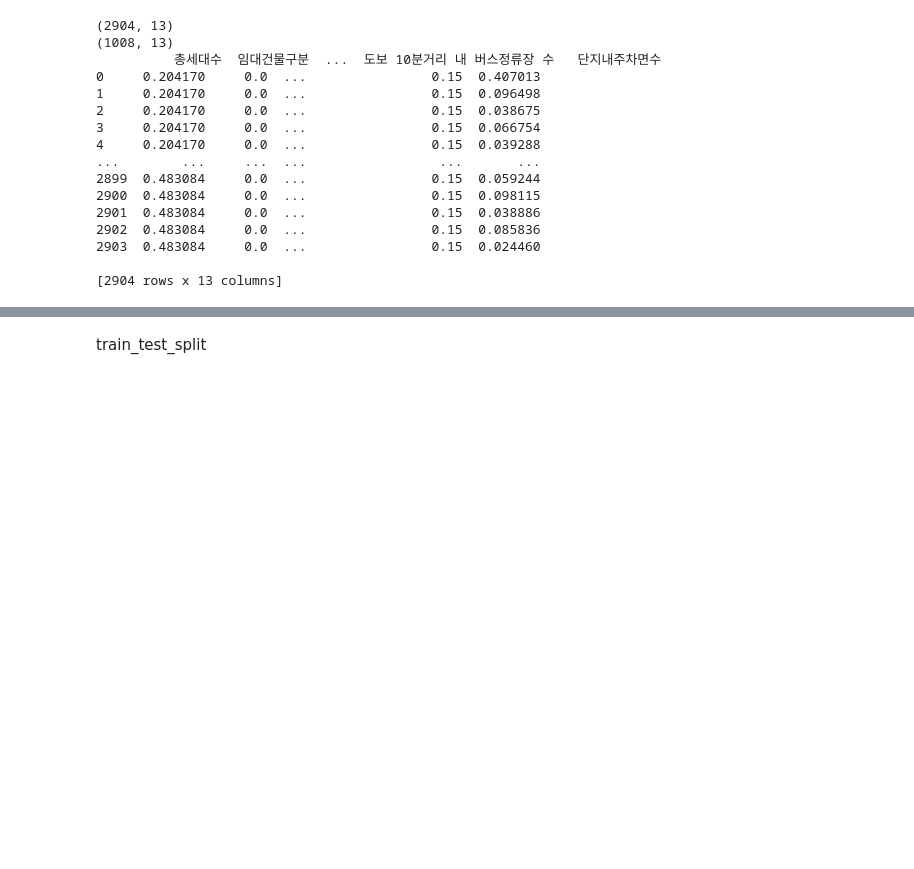
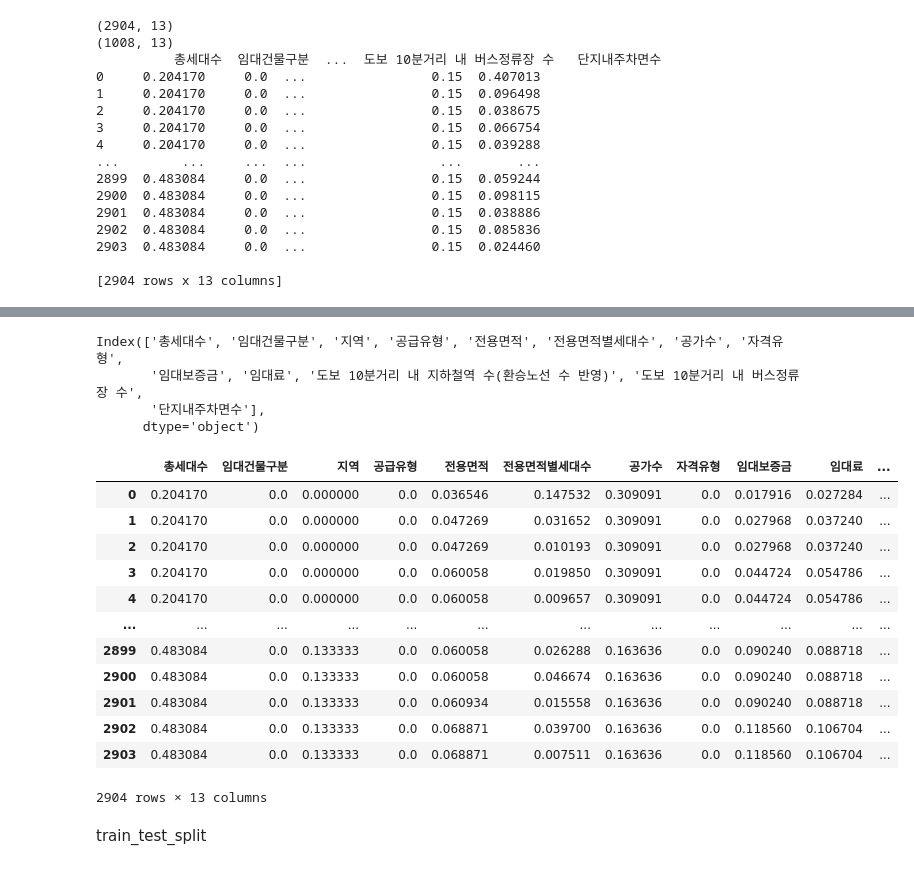
Before and after one commit to gogooma9/-_of_park, a Jupyter notebook: gogooma9/rf.ipynb, the cells around one changed output, grey strips where cells are left out. Saved outputs shown, nothing was run; the diff lists cells and outputs as text; code cells hidden in the pictures; blank space fills up the shorter version.

```diff
--- a/gogooma9/rf.ipynb
+++ b/gogooma9/rf.ipynb
@@ -869,0 +922,7 @@ print(x_train)
+# %%
+x_train.columns
+# %% [output]
+Index(['총세대수', '임대건물구분', '지역', '공급유형', '전용면적', '전용면적별세대수', '공가수', '자격유형',
+       '임대보증금', '임대료', '도보 10분거리 내 지하철역 수(환승노선 수 반영)', '도보 10분거리 내 버스정류장 수',
+       '단지내주차면수'],
+      dtype='object')
@@ -870,3 +1066,19 @@ print(x_train)
+# %%
+x_train
+# %% [output]
+|  | 총세대수 | 임대건물구분 | 지역 | 공급유형 | 전용면적 | 전용면적별세대수 | 공가수 | 자격유형 | 임대보증금 | 임대료 | ... |
+| 0 | 0.204170 | 0.0 | 0.000000 | 0.0 | 0.036546 | 0.147532 | 0.309091 | 0.0 | 0.017916 | 0.027284 | ... |
+| 1 | 0.204170 | 0.0 | 0.000000 | 0.0 | 0.047269 | 0.031652 | 0.309091 | 0.0 | 0.027968 | 0.037240 | ... |
+| 2 | 0.204170 | 0.0 | 0.000000 | 0.0 | 0.047269 | 0.010193 | 0.309091 | 0.0 | 0.027968 | 0.037240 | ... |
+| 3 | 0.204170 | 0.0 | 0.000000 | 0.0 | 0.060058 | 0.019850 | 0.309091 | 0.0 | 0.044724 | 0.054786 | ... |
+| 4 | 0.204170 | 0.0 | 0.000000 | 0.0 | 0.060058 | 0.009657 | 0.309091 | 0.0 | 0.044724 | 0.054786 | ... |
+| ... | ... | ... | ... | ... | ... | ... | ... | ... | ... | ... | ... |
+| 2899 | 0.483084 | 0.0 | 0.133333 | 0.0 | 0.060058 | 0.026288 | 0.163636 | 0.0 | 0.090240 | 0.088718 | ... |
+| 2900 | 0.483084 | 0.0 | 0.133333 | 0.0 | 0.060058 | 0.046674 | 0.163636 | 0.0 | 0.090240 | 0.088718 | ... |
+| 2901 | 0.483084 | 0.0 | 0.133333 | 0.0 | 0.060934 | 0.015558 | 0.163636 | 0.0 | 0.090240 | 0.088718 | ... |
+| 2902 | 0.483084 | 0.0 | 0.133333 | 0.0 | 0.068871 | 0.039700 | 0.163636 | 0.0 | 0.118560 | 0.106704 | ... |
+| 2903 | 0.483084 | 0.0 | 0.133333 | 0.0 | 0.068871 | 0.007511 | 0.163636 | 0.0 | 0.118560 | 0.106704 | ... |
+2904 rows × 13 columns
 # %% [markdown]
 train_test_split
 # %%
```
Also changed, not shown: parts of 8 cells of this notebook.
